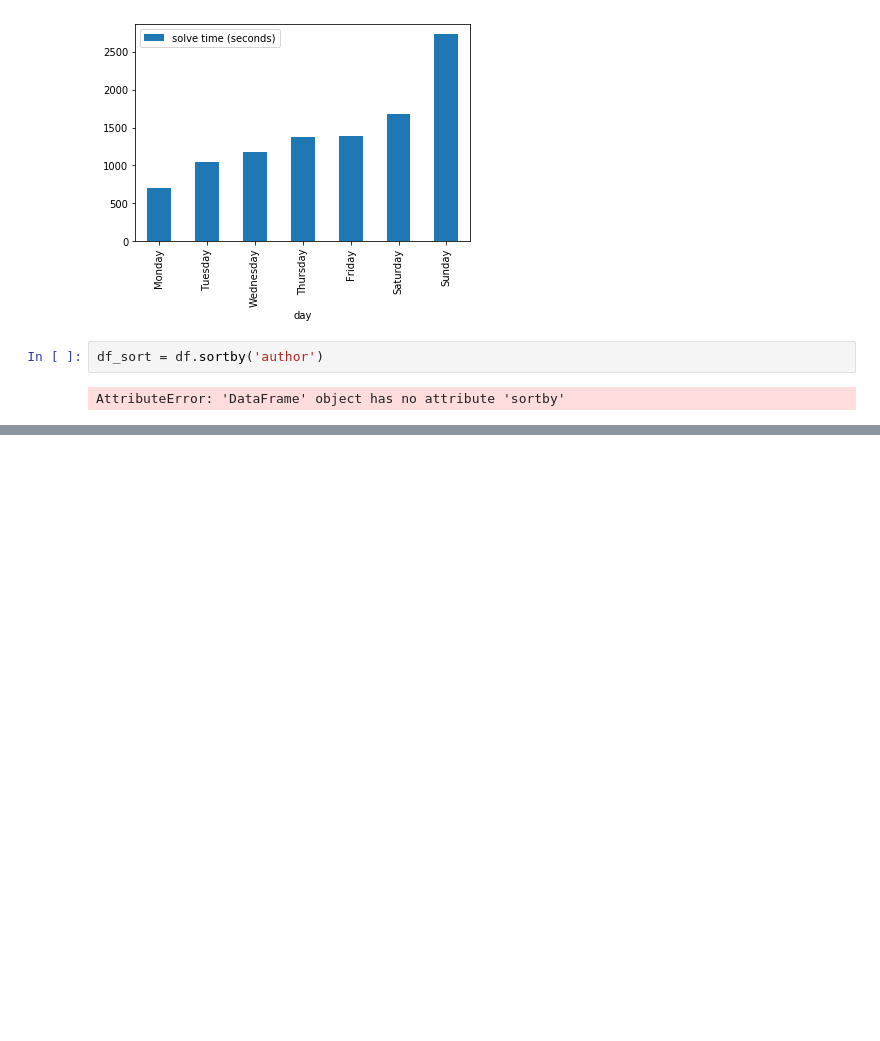
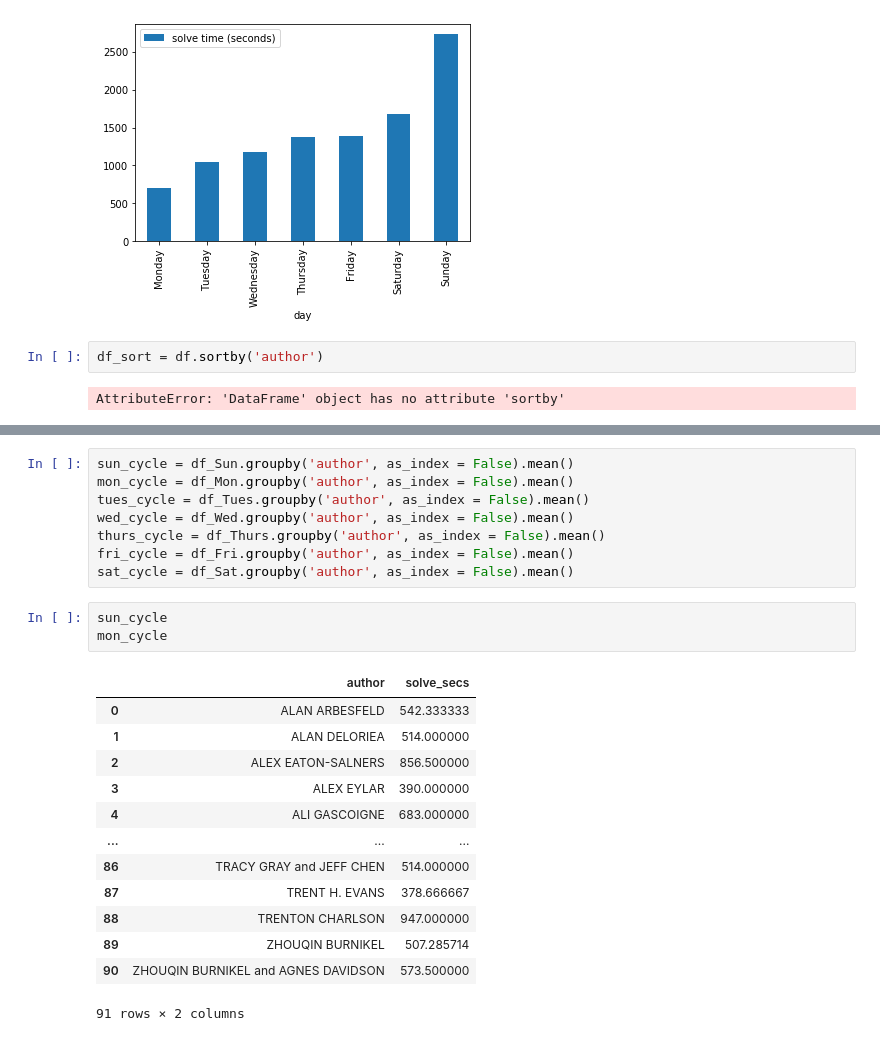
Before and after one commit to kejohnson1231/Crosswords, a Jupyter notebook: Untitled1.ipynb, the cells around one changed output, grey strips where cells are left out. Cells and saved outputs as stored; diff of their text form; blank space fills up the shorter version.

```diff
--- a/Untitled1.ipynb
+++ b/Untitled1.ipynb
@@ -287,0 +330,25 @@ AttributeError: 'DataFrame' object has no attribute 'sortby'
+# %%
+sun_cycle = df_Sun.groupby('author', as_index = False).mean()
+mon_cycle = df_Mon.groupby('author', as_index = False).mean()
+tues_cycle = df_Tues.groupby('author', as_index = False).mean()
+wed_cycle = df_Wed.groupby('author', as_index = False).mean()
+thurs_cycle = df_Thurs.groupby('author', as_index = False).mean()
+fri_cycle = df_Fri.groupby('author', as_index = False).mean()
+sat_cycle = df_Sat.groupby('author', as_index = False).mean()
+# %%
+sun_cycle
+mon_cycle
+# %% [output]
+|  | author | solve_secs |
+| 0 | ALAN ARBESFELD | 542.333333 |
+| 1 | ALAN DELORIEA | 514.000000 |
+| 2 | ALEX EATON-SALNERS | 856.500000 |
+| 3 | ALEX EYLAR | 390.000000 |
+| 4 | ALI GASCOIGNE | 683.000000 |
+| ... | ... | ... |
+| 86 | TRACY GRAY and JEFF CHEN | 514.000000 |
+| 87 | TRENT H. EVANS | 378.666667 |
+| 88 | TRENTON CHARLSON | 947.000000 |
+| 89 | ZHOUQIN BURNIKEL | 507.285714 |
+| 90 | ZHOUQIN BURNIKEL and AGNES DAVIDSON | 573.500000 |
+91 rows × 2 columns
```
Also changed, not shown: parts of 10 cells of this notebook, 4 other files.
